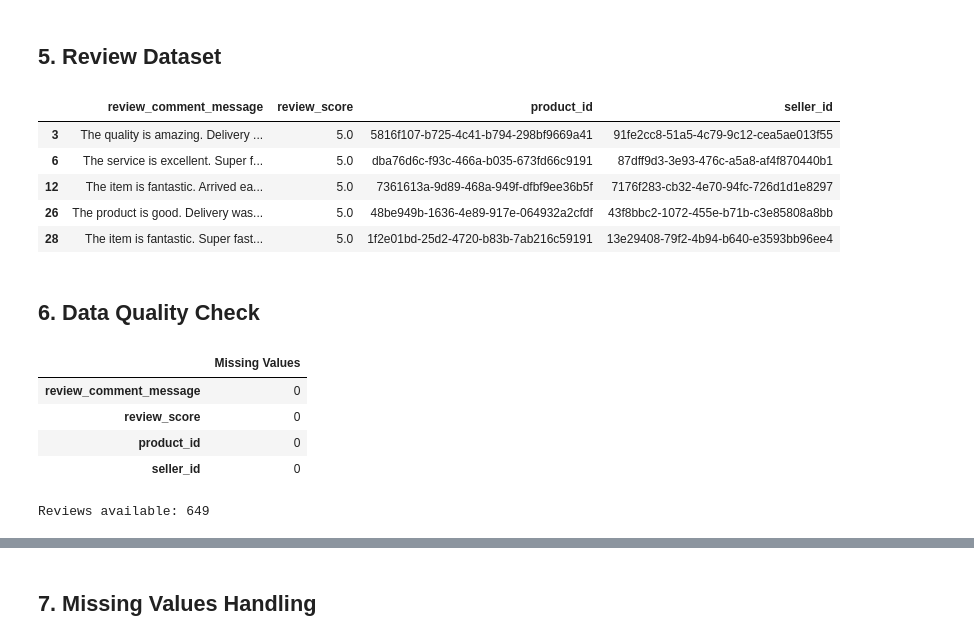
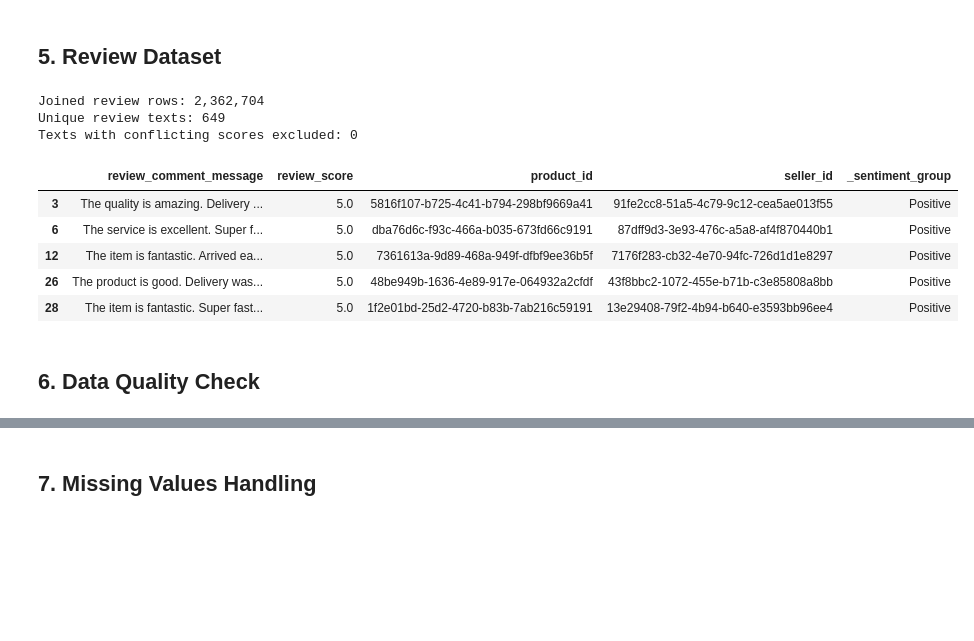
Before and after one commit to Niranjana2599/AI-Commerce-Analytics-Platform, a Jupyter notebook: notebooks/09_Customer_Review_NLP.ipynb, the cells around one changed output, grey strips where cells are left out. Drawn from its saved outputs; the diff is of its cells as text; code cells hidden in the pictures; blank space fills up the shorter version.

Commit message:
Sentiment Analysis Updated

```diff
--- a/notebooks/09_Customer_Review_NLP.ipynb
+++ b/notebooks/09_Customer_Review_NLP.ipynb
@@ -60,27 +60,49 @@ master_df.head()
 5 rows × 49 columns
 # %% [markdown]
 ## 5. Review Dataset
-# %%
-review_cols = ["review_comment_message", "review_score", "product_id", "seller_id"]
-reviews = master_df[review_cols].dropna(subset=["review_comment_message", "review_score"]).copy()
-reviews = reviews.drop_duplicates(subset=["review_comment_message"])
-reviews.head()
-# %% [output]
-|  | review_comment_message | review_score | product_id | seller_id |
-| 3 | The quality is amazing. Delivery ... | 5.0 | 5816f107-b725-4c41-b794-298bf9669a41 | 91fe2cc8-51a5-4c79-9c12-cea5ae013f55 |
-| 6 | The service is excellent. Super f... | 5.0 | dba76d6c-f93c-466a-b035-673fd66c9191 | 87dff9d3-3e93-476c-a5a8-af4f870440b1 |
-| 12 | The item is fantastic. Arrived ea... | 5.0 | 7361613a-9d89-468a-949f-dfbf9ee36b5f | 7176f283-cb32-4e70-94fc-726d1d1e8297 |
-| 26 | The product is good. Delivery was... | 5.0 | 48be949b-1636-4e89-917e-064932a2cfdf | 43f8bbc2-1072-455e-b71b-c3e85808a8bb |
-| 28 | The item is fantastic. Super fast... | 5.0 | 1f2e01bd-25d2-4720-b83b-7ab216c59191 | 13e29408-79f2-4b94-b640-e3593bb96ee4 |
+# %%
+review_cols = ["review_comment_message", "review_score", "product_id", "seller_id"]
+
+# Keep all rows for business-frequency reporting. The joined master table can repeat
+# a review across order items, so repeated rows are not independent NLP examples.
+reviews_all = master_df[review_cols].dropna(
+    subset=["review_comment_message", "review_score"]
+).copy()
+reviews_all["review_comment_message"] = reviews_all["review_comment_message"].str.strip()
+reviews_all = reviews_all[reviews_all["review_comment_message"].ne("")]
+
+# Detect conflicts at the sentiment level, not the exact-star level:
+# scores 4 and 5 are both Positive, while scores 1 and 2 are both Negative.
+reviews_all["_sentiment_group"] = np.select(
+    [
+        reviews_all["review_score"].isin([1, 2]),
+        reviews_all["review_score"].eq(3),
+        reviews_all["review_score"].isin([4, 5]),
+    ],
+    ["Negative", "Neutral", "Positive"],
+    default="Unknown",
+)
+text_label_counts = reviews_all.groupby("review_comment_message")["_sentiment_group"].nunique()
+conflicting_texts = text_label_counts[text_label_counts > 1].index
+reviews = (
+    reviews_all[~reviews_all["review_comment_message"].isin(conflicting_texts)]
+    .drop_duplicates(subset=["review_comment_message", "_sentiment_group"])
+    .copy()
+)
+
+print(f"Joined review rows: {len(reviews_all):,}")
+print(f"Unique review texts: {len(reviews):,}")
+print(f"Texts with conflicting scores excluded: {len(conflicting_texts):,}")
+display(reviews.head())
+# %% [output]
+Joined review rows: 2,362,704
+Unique review texts: 649
+Texts with conflicting scores excluded: 0
+|  | review_comment_message | review_score | product_id | seller_id | _sentiment_group |
+| 3 | The quality is amazing. Delivery ... | 5.0 | 5816f107-b725-4c41-b794-298bf9669a41 | 91fe2cc8-51a5-4c79-9c12-cea5ae013f55 | Positive |
+| 6 | The service is excellent. Super f... | 5.0 | dba76d6c-f93c-466a-b035-673fd66c9191 | 87dff9d3-3e93-476c-a5a8-af4f870440b1 | Positive |
+| 12 | The item is fantastic. Arrived ea... | 5.0 | 7361613a-9d89-468a-949f-dfbf9ee36b5f | 7176f283-cb32-4e70-94fc-726d1d1e8297 | Positive |
+| 26 | The product is good. Delivery was... | 5.0 | 48be949b-1636-4e89-917e-064932a2cfdf | 43f8bbc2-1072-455e-b71b-c3e85808a8bb | Positive |
+| 28 | The item is fantastic. Super fast... | 5.0 | 1f2e01bd-25d2-4720-b83b-7ab216c59191 | 13e29408-79f2-4b94-b640-e3593bb96ee4 | Positive |
 # %% [markdown]
 ## 6. Data Quality Check
-# %%
-display(reviews.isna().sum().to_frame("Missing Values"))
-print("Reviews available:", len(reviews))
-# %% [output]
-|  | Missing Values |
-| review_comment_message | 0 |
-| review_score | 0 |
-| product_id | 0 |
-| seller_id | 0 |
-Reviews available: 649
```
Also changed, not shown: parts of 12 cells of this notebook, 1 other file.
